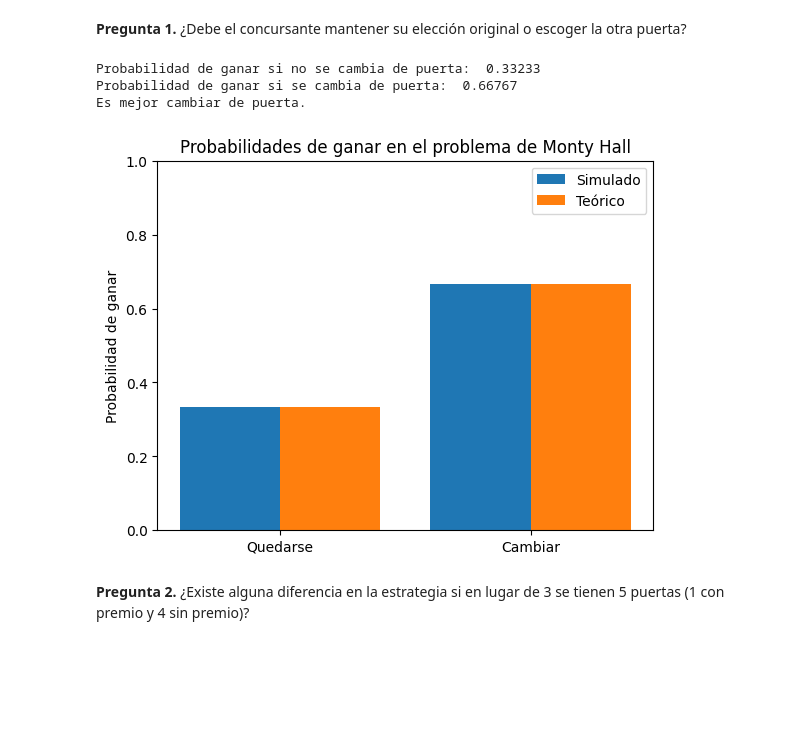
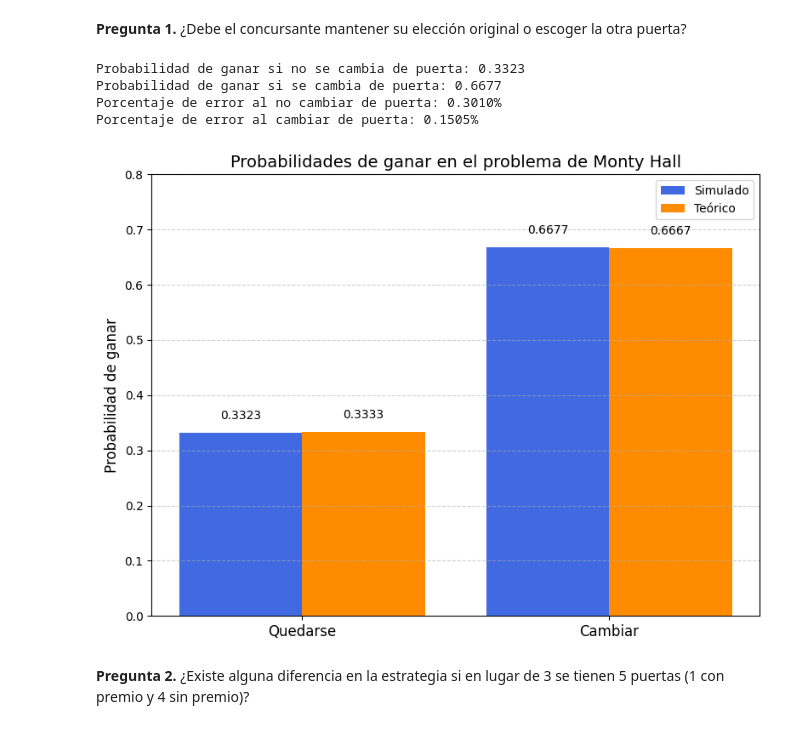
Before and after one commit to JoseOrdonezB/proyecto-probabilidades, a Jupyter notebook: proyecto-probabilidades.ipynb, the cells around one changed output. Drawn from its saved outputs; the diff is of its cells as text; code cells hidden in the pictures; blank space fills up the shorter version.

Commit message:
porcentajes de error y cambio en la grafica problema 1

```diff
--- a/proyecto-probabilidades.ipynb
+++ b/proyecto-probabilidades.ipynb
@@ -55,52 +55,69 @@ for i in range(num_simulations):
 
     # definir a que puerta cambiar.
     for i in range(3):
         if i != choice and i != opened_door:
             switch_choice = i
             break
 
     # aumentar el contador si cambia de puerta.
     if doors[switch_choice] == 1:
         win_if_switch += 1
 
     # aumentar el contador si se queda con su puerta.
     if doors[choice] == 1:
         win_if_stay += 1
 
-# calcular probabilidades
+# calcular probabilidades.
 prob_switch = win_if_switch / num_simulations
 prob_stay = win_if_stay / num_simulations
 
-print('Probabilidad de ganar si no se cambia de puerta: ', prob_stay)
-print('Probabilidad de ganar si se cambia de puerta: ', prob_switch)
+# calcular porcentajes de error.
+error_switch = abs(prob_switch - 2/3) / (2/3) * 100
+error_stay = abs(prob_stay - 1/3) / (1/3) * 100
 
-if prob_switch > prob_stay:
-    print('Es mejor cambiar de puerta.')
-else:
-    print('Es mejor quedarse con la puerta elegida.')
+print(f'Probabilidad de ganar si no se cambia de puerta: {prob_stay:.4f}')
+print(f'Probabilidad de ganar si se cambia de puerta: {prob_switch:.4f}')
+print(f'Porcentaje de error al no cambiar de puerta: {error_stay:.4f}%')
+print(f'Porcentaje de error al cambiar de puerta: {error_switch:.4f}%')
 
-# valores teóricos
+# Valores teóricos y simulados.
 teoricas = [1/3, 2/3]
 simuladas = [prob_stay, prob_switch]
 labels = ['Quedarse', 'Cambiar']
 
-# gráfico de barras comparativo
+# Posiciones de barras.
 x = range(len(labels))
 
-plt.bar(x, simuladas, width=0.4, label='Simulado', align='center')
-plt.bar([i + 0.4 for i in x], teoricas, width=0.4, label='Teórico', align='center')
+# Configuración de la figura.
+plt.figure(figsize=(8, 6))
 
-plt.ylabel('Probabilidad de ganar')
-plt.title('Probabilidades de ganar en el problema de Monty Hall')
-plt.xticks([i + 0.2 for i in x], labels)
-plt.ylim(0, 1)
+# Dibujar barras.
+bar_simulado = plt.bar(x, simuladas, width=0.4, label='Simulado', color='royalblue', align='center')
+bar_teorico = plt.bar([i + 0.4 for i in x], teoricas, width=0.4, label='Teórico', color='darkorange', align='center')
+
+# Etiquetas y título.
+plt.ylabel('Probabilidad de ganar', fontsize=12)
+plt.title('Probabilidades de ganar en el problema de Monty Hall', fontsize=14)
+plt.xticks([i + 0.2 for i in x], labels, fontsize=12)
+plt.ylim(0, 0.8)
 plt.legend()
+
+# Agregar líneas de cuadrícula.
+plt.grid(axis='y', linestyle='--', alpha=0.6)
+
+# Agregar etiquetas de valores sobre las barras.
+for bar in bar_simulado + bar_teorico:
+    altura = bar.get_height()
+    plt.text(bar.get_x() + bar.get_width()/2, altura + 0.02, f'{altura:.4f}', ha='center', va='bottom', fontsize=10)
+
+plt.tight_layout()
 plt.show()
 # %% [output]
-Probabilidad de ganar si no se cambia de puerta:  0.33233
-Probabilidad de ganar si se cambia de puerta:  0.66767
-Es mejor cambiar de puerta.
+Probabilidad de ganar si no se cambia de puerta: 0.3323
+Probabilidad de ganar si se cambia de puerta: 0.6677
+Porcentaje de error al no cambiar de puerta: 0.3010%
+Porcentaje de error al cambiar de puerta: 0.1505%
-[figure, old version]
+[figure, new version]
 # %% [markdown]
 **Pregunta 2.** ¿Existe alguna diferencia en la estrategia si en lugar de 3 se tienen 5 puertas (1 con premio y 4 sin premio)?
 # %%
```
